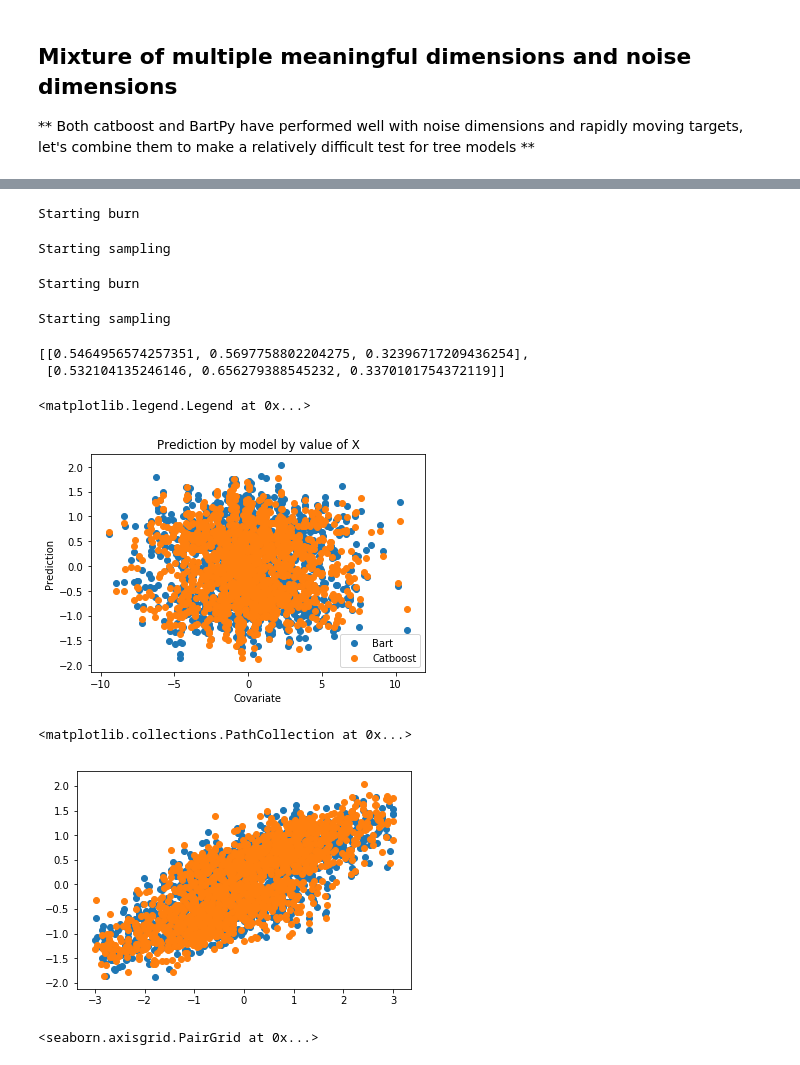
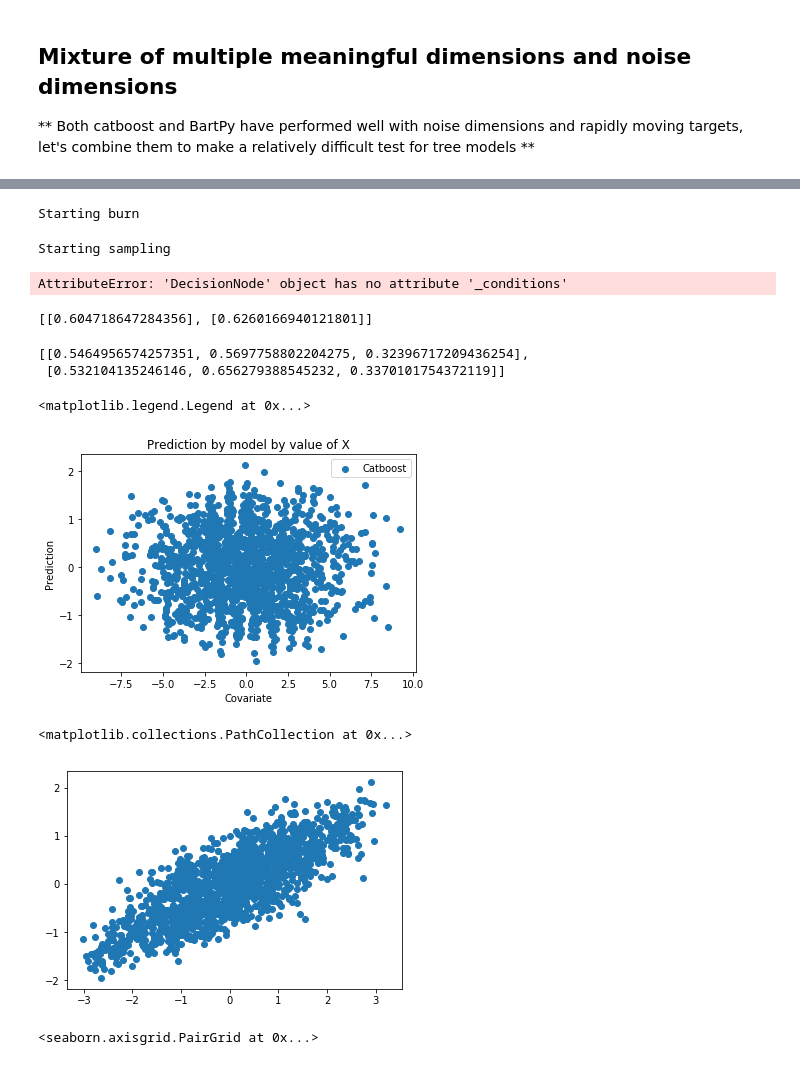
Before and after one commit to JakeColtman/bartpy, a Jupyter notebook: examples/Comparison of model with sin waves.ipynb, the cells around one changed output, grey strips where cells are left out. Saved outputs shown, nothing was run; the diff lists cells and outputs as text; code cells hidden in the pictures.

```diff
--- a/examples/Comparison of model with sin waves.ipynb
+++ b/examples/Comparison of model with sin waves.ipynb
@@ -32,7 +32,7 @@ def fit_catboost(X_train, y_train, X_test, y_test):
     return catboost_model, pred, score
 
 def fit_bartpy(X_train, y_train, X_test, y_test):
-    model = SklearnModel(n_samples=1000, n_burn=3, n_trees=500)
+    model = SklearnModel(n_samples=1000, n_burn=500, n_trees=500, store_in_sample_predictions=False)
     model.fit(X_train, y_train)
     pred = model.predict(X_test)
     score = model.score(X_test, y_test)
@@ -334,31 +314,34 @@ scores, predictions, trained_models = compare_models(X, y, [fit_bartpy])
 # %% [output]
 Starting burn
 Starting sampling
-Starting burn
+AttributeError: 'DecisionNode' object has no attribute '_conditions'
-Starting sampling
 # %%
 scores
 # %% [output]
-[[0.5464956574257351, 0.5697758802204275, 0.32396717209436254],
- [0.532104135246146, 0.656279388545232, 0.3370101754372119]]
+[[0.604718647284356], [0.6260166940121801]]
+# %%
+scores
+# %% [output]
+[[0.5464956574257351, 0.5697758802204275, 0.32396717209436254],
+ [0.532104135246146, 0.656279388545232, 0.3370101754372119]]
 # %%
-plt.scatter(X[:1500,3],predictions[0][1], label = "Bart")
+#plt.scatter(X[:1500,3],predictions[0][1], label = "Bart")
 #plt.scatter(X[:1500,3],predictions[0][2], label = "Ols")
 plt.scatter(X[:1500,3],predictions[0][0], label = "Catboost")
 plt.ylabel("Prediction")
 plt.xlabel("Covariate")
 plt.title("Prediction by model by value of X")
 plt.legend(loc = "best")
 # %% [output]
 <matplotlib.legend.Legend at 0x...>
-[figure, old version]
+[figure, new version]
 # %%
 plt.scatter(y[:1500],predictions[0][0], label = "Catboost")
-plt.scatter(y[:1500],predictions[0][1], label = "Catboost")
+#plt.scatter(y[:1500],predictions[0][1], label = "Catboost")
 #plt.scatter(y[:1500],predictions[0][2], label = "Catboost")
 # %% [output]
 <matplotlib.collections.PathCollection at 0x...>
-[figure, old version]
+[figure, new version]
 # %%
 import seaborn as sns
 p = pd.DataFrame(np.array(predictions[1]).T, columns = ["Catboost", "BartPy", "Linear"])
```
Also changed, not shown: parts of 4 cells of this notebook, 2 other files.
